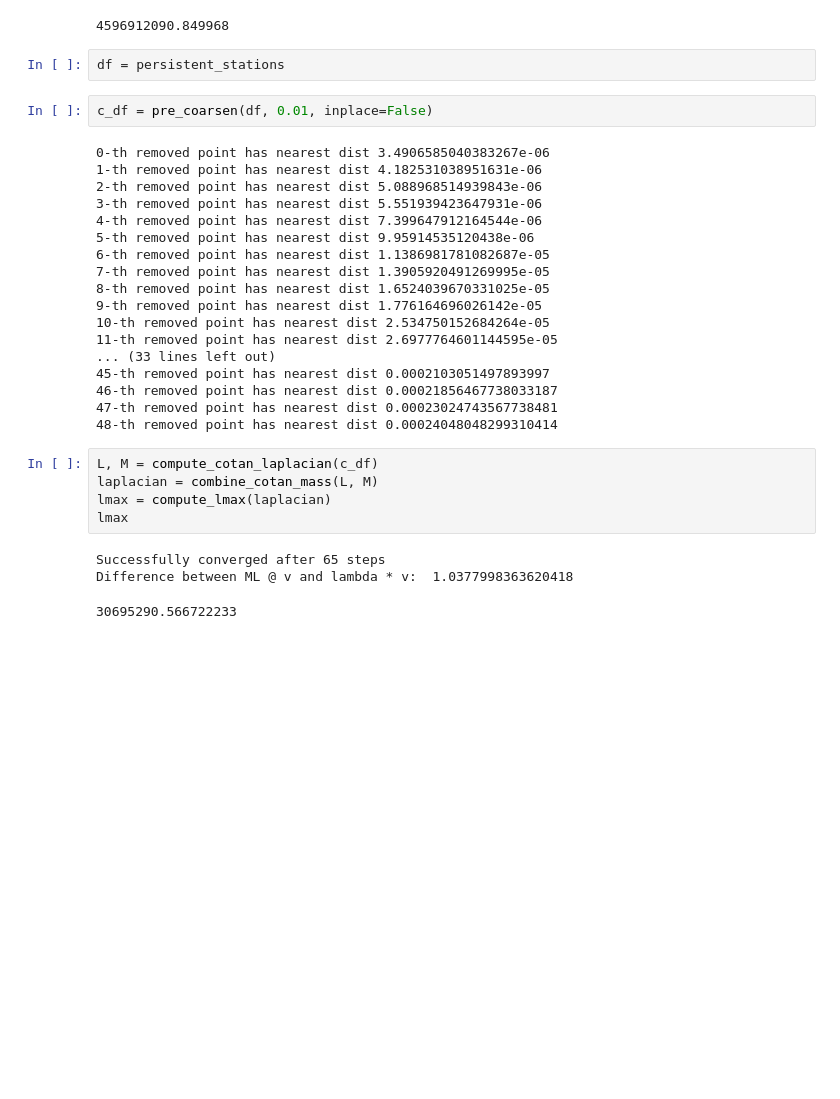
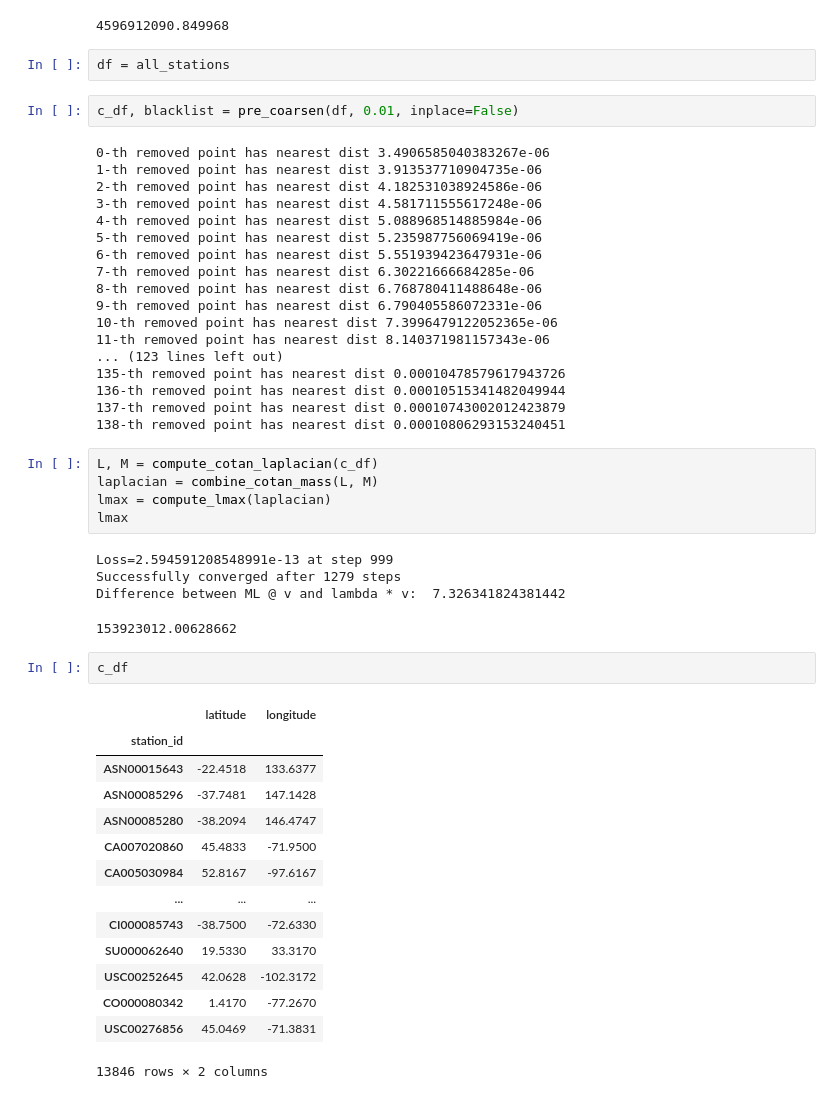
Before and after one commit to haasdo95/transphere, a Jupyter notebook: guohao/ghcn_helper_spectrum.ipynb, the cells around one changed output. Saved outputs shown, nothing was run; the diff lists cells and outputs as text; blank space fills up the shorter version.

```diff
--- a/guohao/ghcn_helper_spectrum.ipynb
+++ b/guohao/ghcn_helper_spectrum.ipynb
@@ -67,33 +67,51 @@ Successfully converged after 20 steps
 Difference between ML @ v and lambda * v:  56.569417585599545
 4596912090.849968
 # %%
-df = persistent_stations
+df = all_stations
 # %%
-c_df = pre_coarsen(df, 0.01, inplace=False)
+c_df, blacklist = pre_coarsen(df, 0.01, inplace=False)
 # %% [output]
 0-th removed point has nearest dist 3.4906585040383267e-06
-1-th removed point has nearest dist 4.182531038951631e-06
-2-th removed point has nearest dist 5.088968514939843e-06
-3-th removed point has nearest dist 5.551939423647931e-06
-4-th removed point has nearest dist 7.399647912164544e-06
-5-th removed point has nearest dist 9.95914535120438e-06
-6-th removed point has nearest dist 1.1386981781082687e-05
-7-th removed point has nearest dist 1.3905920491269995e-05
-8-th removed point has nearest dist 1.6524039670331025e-05
-9-th removed point has nearest dist 1.776164696026142e-05
-10-th removed point has nearest dist 2.534750152684264e-05
-11-th removed point has nearest dist 2.6977764601144595e-05
-... (33 lines left out)
-45-th removed point has nearest dist 0.0002103051497893997
-46-th removed point has nearest dist 0.00021856467738033187
-47-th removed point has nearest dist 0.00023024743567738481
-48-th removed point has nearest dist 0.00024048048299310414
+1-th removed point has nearest dist 3.913537710904735e-06
+2-th removed point has nearest dist 4.182531038924586e-06
+3-th removed point has nearest dist 4.581711555617248e-06
+4-th removed point has nearest dist 5.088968514885984e-06
+5-th removed point has nearest dist 5.235987756069419e-06
+6-th removed point has nearest dist 5.551939423647931e-06
+7-th removed point has nearest dist 6.30221666684285e-06
+8-th removed point has nearest dist 6.768780411488648e-06
+9-th removed point has nearest dist 6.790405586072331e-06
+10-th removed point has nearest dist 7.3996479122052365e-06
+11-th removed point has nearest dist 8.140371981157343e-06
+... (123 lines left out)
+135-th removed point has nearest dist 0.00010478579617943726
+136-th removed point has nearest dist 0.00010515341482049944
+137-th removed point has nearest dist 0.00010743002012423879
+138-th removed point has nearest dist 0.00010806293153240451
 # %%
 L, M = compute_cotan_laplacian(c_df)
 laplacian = combine_cotan_mass(L, M)
 lmax = compute_lmax(laplacian)
 lmax
 # %% [output]
-Successfully converged after 65 steps
-Difference between ML @ v and lambda * v:  1.0377998363620418
+Loss=2.594591208548991e-13 at step 999
+Successfully converged after 1279 steps
+Difference between ML @ v and lambda * v:  7.326341824381442
-30695290.566722233
+153923012.00628662
+# %%
+c_df
+# %% [output]
+|  | latitude | longitude |
+| station_id |  |  |
+| ASN00015643 | -22.4518 | 133.6377 |
+| ASN00085296 | -37.7481 | 147.1428 |
+| ASN00085280 | -38.2094 | 146.4747 |
+| CA007020860 | 45.4833 | -71.9500 |
+| CA005030984 | 52.8167 | -97.6167 |
+| ... | ... | ... |
+| CI000085743 | -38.7500 | -72.6330 |
+| SU000062640 | 19.5330 | 33.3170 |
+| USC00252645 | 42.0628 | -102.3172 |
+| CO000080342 | 1.4170 | -77.2670 |
+| USC00276856 | 45.0469 | -71.3831 |
+13846 rows × 2 columns
```
Also changed, not shown: 6 other files.
